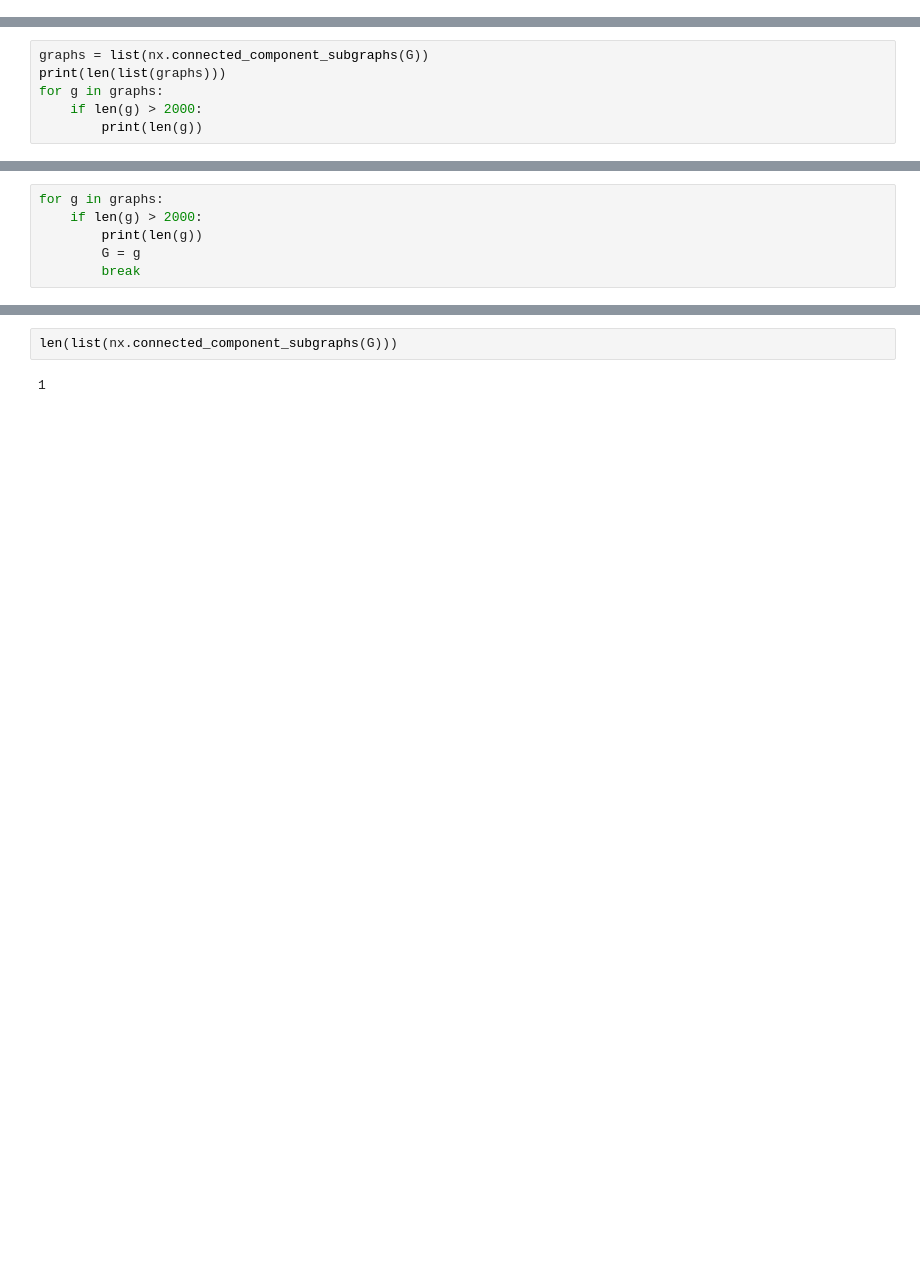
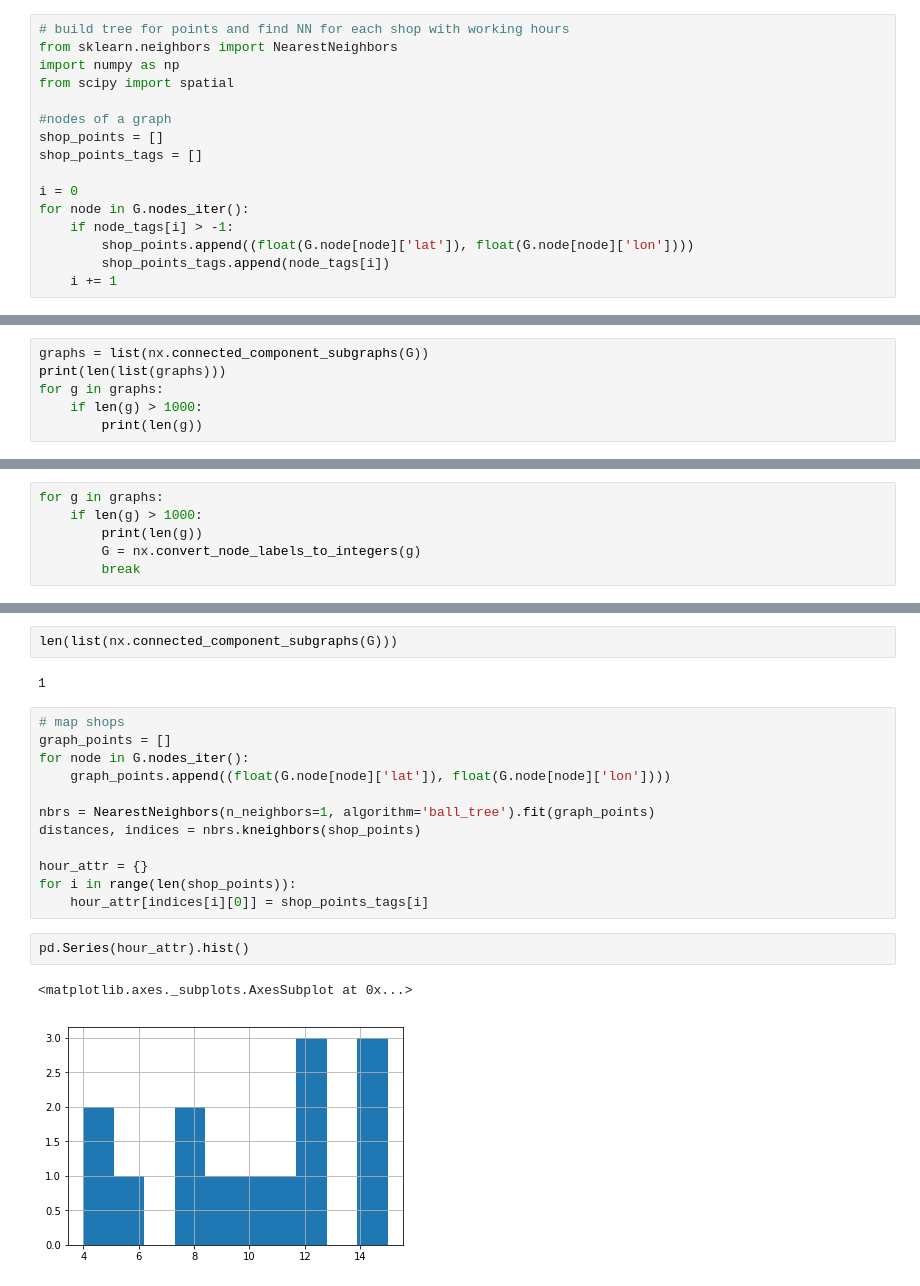
Before and after one commit to allogn/wma, a Jupyter notebook: scripts/CleanGraph.ipynb, the cells around one changed output, grey strips where cells are left out. Drawn from its saved outputs; the diff is of its cells as text; blank space fills up the shorter version.

```diff
--- a/scripts/CleanGraph.ipynb
+++ b/scripts/CleanGraph.ipynb
@@ -42,3 +63,19 @@ nx.set_node_attributes(G, 'lon', node_lon)
+# %%
+# build tree for points and find NN for each shop with working hours
+from sklearn.neighbors import NearestNeighbors
+import numpy as np
+from scipy import spatial
+
+#nodes of a graph
+shop_points = []
+shop_points_tags = []
+
+i = 0
+for node in G.nodes_iter():
+    if node_tags[i] > -1:
+        shop_points.append((float(G.node[node]['lat']), float(G.node[node]['lon'])))
+        shop_points_tags.append(node_tags[i])
+    i += 1
 # %%
 to_delete = []
 for edge in nx.edges_iter(G):
@@ -59,5 +98,5 @@ len(G)
 graphs = list(nx.connected_component_subgraphs(G))
 print(len(list(graphs)))
 for g in graphs:
-    if len(g) > 2000:
+    if len(g) > 1000:
         print(len(g))
@@ -64,6 +106,6 @@ for g in graphs:
 # %%
 for g in graphs:
-    if len(g) > 2000:
+    if len(g) > 1000:
         print(len(g))
-        G = g
+        G = nx.convert_node_labels_to_integers(g)
         break
@@ -71,3 +115,20 @@ for g in graphs:
 len(list(nx.connected_component_subgraphs(G)))
 # %% [output]
 1
+# %%
+# map shops
+graph_points = []
+for node in G.nodes_iter():
+    graph_points.append((float(G.node[node]['lat']), float(G.node[node]['lon'])))
+
+nbrs = NearestNeighbors(n_neighbors=1, algorithm='ball_tree').fit(graph_points)
+distances, indices = nbrs.kneighbors(shop_points)
+
+hour_attr = {}
+for i in range(len(shop_points)):
+    hour_attr[indices[i][0]] = shop_points_tags[i]
+# %%
+pd.Series(hour_attr).hist()
+# %% [output]
+<matplotlib.axes._subplots.AxesSubplot at 0x...>
+[figure, added]
```
Also changed, not shown: parts of 37 cells of this notebook, 14 other files.
